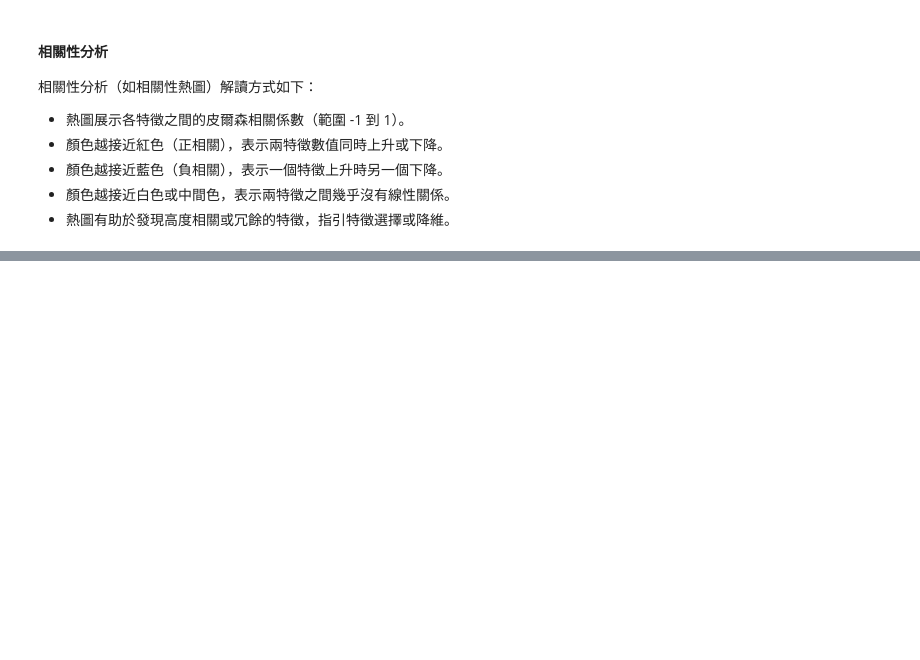
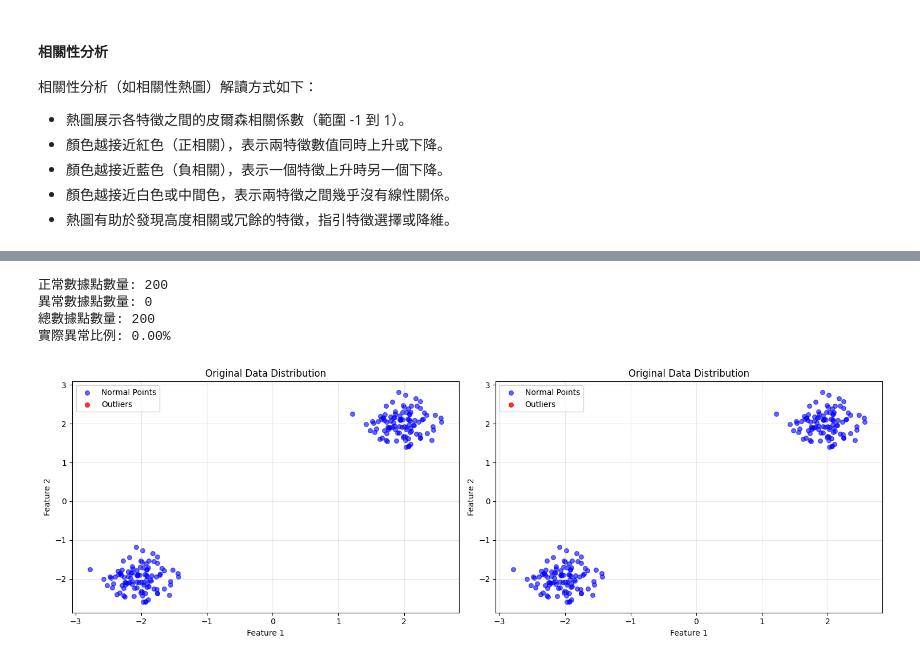
Before and after one commit to jonascheng/anomalyebook, a Jupyter notebook: 05_iforest-fraud-detection.ipynb, the cells around one changed output, grey strips where cells are left out. Saved outputs shown, nothing was run; the diff lists cells and outputs as text; code cells hidden in the pictures; blank space fills up the shorter version.

```diff
--- a/05_iforest-fraud-detection.ipynb
+++ b/05_iforest-fraud-detection.ipynb
@@ -959,0 +968,52 @@ plt.show()
+# %%
+# 利用先前產生的 X_normal 產生無異常點的 toy data
+
+# 視覺化原始數據
+plt.figure(figsize=(15, 5))
+plt.subplot(1, 2, 1)
+plt.scatter(X[:, 0], X[:, 1], c='blue', s=30, alpha=0.6, label='Normal Points')
+plt.scatter(X_outliers[:, 0], X_outliers[:, 1], c='red', s=30, alpha=0.8, label='Outliers')
+plt.title("Original Data Distribution")
+plt.xlabel("Feature 1")
+plt.ylabel("Feature 2")
+plt.legend()
+plt.grid(True, alpha=0.3)
+
+# 生成正常數據點
+# 清空先前 X_outliers
+X_outliers = np.empty((0, 2))
+
+# 合併所有數據
+X_full_normal = np.r_[X, X_outliers]
+
+print(f"正常數據點數量: {len(X)}")
+print(f"異常數據點數量: {len(X_outliers)}")
+print(f"總數據點數量: {len(X_full_normal)}")
+print(f"實際異常比例: {len(X_outliers)/len(X_full_normal):.2%}")
+
+# 視覺化原始數據
+plt.subplot(1, 2, 2)
+plt.scatter(X[:, 0], X[:, 1], c='blue', s=30, alpha=0.6, label='Normal Points')
+plt.scatter(X_outliers[:, 0], X_outliers[:, 1], c='red', s=30, alpha=0.8, label='Outliers')
+plt.title("Original Data Distribution")
+plt.xlabel("Feature 1")
+plt.ylabel("Feature 2")
+plt.legend()
+plt.grid(True, alpha=0.3)
+
+plt.tight_layout()
+plt.show()
+# fig, ax = plt.subplots(figsize=(10, 6))
+# ax.scatter(X[:, 0], X[:, 1], c='blue', s=30, alpha=0.6, label='Normal Points')
+# ax.scatter(X_outliers[:, 0], X_outliers[:, 1], c='red', s=30, alpha=0.8, label='Outliers')
+# ax.set_title("Original Data Distribution")
+# ax.set_xlabel("Feature 1")
+# ax.set_ylabel("Feature 2")
+# ax.legend()
+# ax.grid(True, alpha=0.3)
+# %% [output]
+正常數據點數量: 200
+異常數據點數量: 0
+總數據點數量: 200
+實際異常比例: 0.00%
+[figure, added]
```
Also changed, not shown: parts of 12 cells of this notebook.
